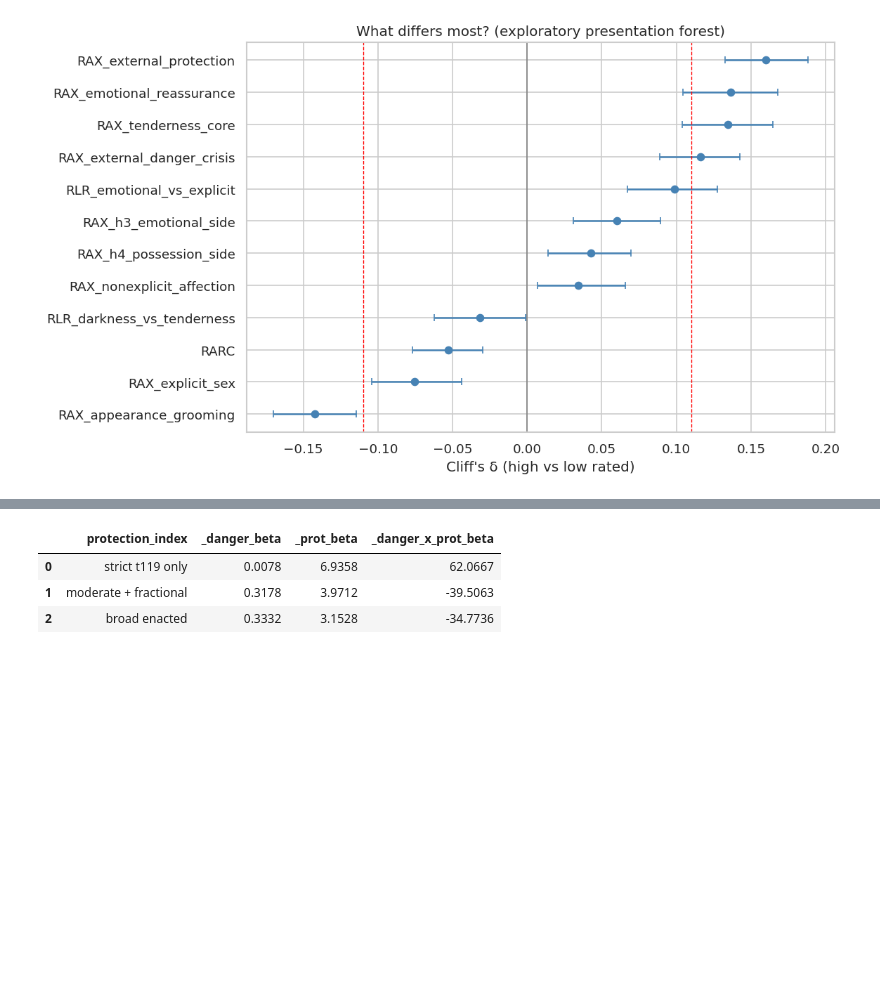
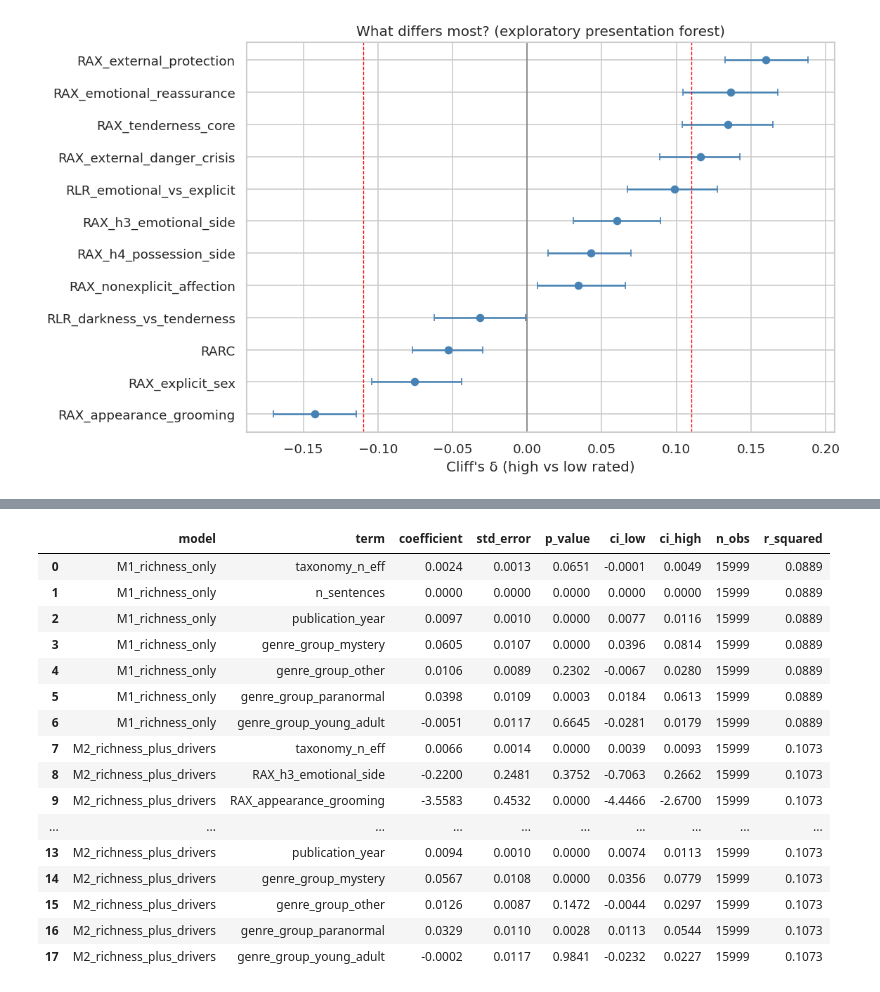
Before and after one commit to BakhturinaPolina/romantic-novels-large-corpus, a Jupyter notebook: notebooks/08_refined_construct_analysis/14_exploratory_presentation_results.ipynb, the cells around one changed output, grey strips where cells are left out. Cells and saved outputs as stored; diff of their text form; code cells hidden in the pictures; blank space fills up the shorter version.

```diff
--- a/notebooks/08_refined_construct_analysis/14_exploratory_presentation_results.ipynb
+++ b/notebooks/08_refined_construct_analysis/14_exploratory_presentation_results.ipynb
@@ -425,41 +402,63 @@ Reuse danger×protection and care×appearance from NB12; **add** conflict×repai
 # %%
-if len(nb12_danger):
-    display(nb12_danger)
-    ctx.save_table(nb12_danger, "danger_x_protection_reused")
-if len(nb12_care_app):
-    display(nb12_care_app.round(4))
-    ctx.save_table(nb12_care_app, "care_x_appearance_reused")
-
-cr = pres.conflict_repair_interaction(work)
-cr_df = pres.interaction_to_frame(cr, name="conflict_x_repair")
-display(cr_df.round(4))
-ctx.save_table(cr_df, "conflict_x_repair_interaction")
-
-# Simple interaction plot: repair effect at low/high conflict (median split)
-if {"RAX_relational_darkness", "RAX_repair", "rating_shrunk"} <= set(work.columns):
-    tmp = work[["RAX_relational_darkness", "RAX_repair", "rating_shrunk"]].dropna().copy()
-    tmp["conflict_hi"] = tmp["RAX_relational_darkness"] >= tmp["RAX_relational_darkness"].median()
-    try:
-        tmp["repair_bin"] = pd.qcut(tmp["RAX_repair"], q=4, duplicates="drop")
-    except ValueError:
-        tmp["repair_bin"] = pd.cut(tmp["RAX_repair"], bins=4)
-    plot_df = (
-        tmp.groupby(["conflict_hi", "repair_bin"], observed=True)["rating_shrunk"]
-        .mean()
-        .reset_index()
+drivers = [
+    c
+    for c in (
+        "RAX_h3_emotional_side",
+        "RAX_appearance_grooming",
+        "RAX_external_danger_crisis",
+        "RAX_tenderness_core",
     )
-    fig, ax = plt.subplots(figsize=(7, 4))
-    for flag, label in [(False, "low conflict"), (True, "high conflict")]:
-        sub = plot_df[plot_df["conflict_hi"] == flag]
-        ax.plot(sub["repair_bin"].astype(str), sub["rating_shrunk"], marker="o", label=label)
-    ax.set_xlabel("Repair quartile")
-    ax.set_ylabel("Mean rating_shrunk")
-    ax.set_title("Exploratory: conflict × repair")
-    ax.legend()
-    ctx.save_figure(fig, "conflict_x_repair_plot")
-    plt.show()
+    if c in work.columns
+]
+driver_rows = []
+if "taxonomy_n_eff" in work.columns:
+    for name, preds in (
+        ("M1_richness_only", ["taxonomy_n_eff", *controls]),
+        ("M2_richness_plus_drivers", ["taxonomy_n_eff", *drivers, *controls]),
+    ):
+        fit = mdl.fit_ols(
+            work,
+            outcome="rating_shrunk",
+            predictors=preds,
+            categorical=("genre_group",) if "genre_group" in work.columns else (),
+            cluster="author_id" if "author_id" in work.columns else None,
+            weights="reliability" if "reliability" in work.columns else None,
+            name=name,
+        )
+        for _, coef in fit.coefficients.iterrows():
+            if coef["term"] == "const":
+                continue
+            driver_rows.append(
+                {
+                    "model": name,
+                    "term": coef["term"],
+                    "coefficient": float(coef["coefficient"]),
+                    "std_error": float(coef["std_error"]),
+                    "p_value": float(coef["p_value"]),
+                    "ci_low": float(coef["ci_low"]),
+                    "ci_high": float(coef["ci_high"]),
+                    "n_obs": fit.n_obs,
+                    "r_squared": fit.r_squared,
+                }
+            )
+rich_vs_drivers = pd.DataFrame(driver_rows)
+display(rich_vs_drivers.round(4))
+ctx.save_table(rich_vs_drivers, "thematic_richness_vs_drivers")
 # %% [output]
-|  | protection_index | _danger_beta | _prot_beta | _danger_x_prot_beta |
-| 0 | strict t119 only | 0.0078 | 6.9358 | 62.0667 |
-| 1 | moderate + fractional | 0.3178 | 3.9712 | -39.5063 |
-| 2 | broad enacted | 0.3332 | 3.1528 | -34.7736 |
+|  | model | term | coefficient | std_error | p_value | ci_low | ci_high | n_obs | r_squared |
+| 0 | M1_richness_only | taxonomy_n_eff | 0.0024 | 0.0013 | 0.0651 | -0.0001 | 0.0049 | 15999 | 0.0889 |
+| 1 | M1_richness_only | n_sentences | 0.0000 | 0.0000 | 0.0000 | 0.0000 | 0.0000 | 15999 | 0.0889 |
+| 2 | M1_richness_only | publication_year | 0.0097 | 0.0010 | 0.0000 | 0.0077 | 0.0116 | 15999 | 0.0889 |
+| 3 | M1_richness_only | genre_group_mystery | 0.0605 | 0.0107 | 0.0000 | 0.0396 | 0.0814 | 15999 | 0.0889 |
+| 4 | M1_richness_only | genre_group_other | 0.0106 | 0.0089 | 0.2302 | -0.0067 | 0.0280 | 15999 | 0.0889 |
+| 5 | M1_richness_only | genre_group_paranormal | 0.0398 | 0.0109 | 0.0003 | 0.0184 | 0.0613 | 15999 | 0.0889 |
+| 6 | M1_richness_only | genre_group_young_adult | -0.0051 | 0.0117 | 0.6645 | -0.0281 | 0.0179 | 15999 | 0.0889 |
+| 7 | M2_richness_plus_drivers | taxonomy_n_eff | 0.0066 | 0.0014 | 0.0000 | 0.0039 | 0.0093 | 15999 | 0.1073 |
+| 8 | M2_richness_plus_drivers | RAX_h3_emotional_side | -0.2200 | 0.2481 | 0.3752 | -0.7063 | 0.2662 | 15999 | 0.1073 |
+| 9 | M2_richness_plus_drivers | RAX_appearance_grooming | -3.5583 | 0.4532 | 0.0000 | -4.4466 | -2.6700 | 15999 | 0.1073 |
+| ... | ... | ... | ... | ... | ... | ... | ... | ... | ... |
+| 13 | M2_richness_plus_drivers | publication_year | 0.0094 | 0.0010 | 0.0000 | 0.0074 | 0.0113 | 15999 | 0.1073 |
+| 14 | M2_richness_plus_drivers | genre_group_mystery | 0.0567 | 0.0108 | 0.0000 | 0.0356 | 0.0779 | 15999 | 0.1073 |
+| 15 | M2_richness_plus_drivers | genre_group_other | 0.0126 | 0.0087 | 0.1472 | -0.0044 | 0.0297 | 15999 | 0.1073 |
+| 16 | M2_richness_plus_drivers | genre_group_paranormal | 0.0329 | 0.0110 | 0.0028 | 0.0113 | 0.0544 | 15999 | 0.1073 |
+| 17 | M2_richness_plus_drivers | genre_group_young_adult | -0.0002 | 0.0117 | 0.9841 | -0.0232 | 0.0227 | 15999 | 0.1073 |
```
Also changed, not shown: parts of 43 cells of this notebook, 42 other files.
